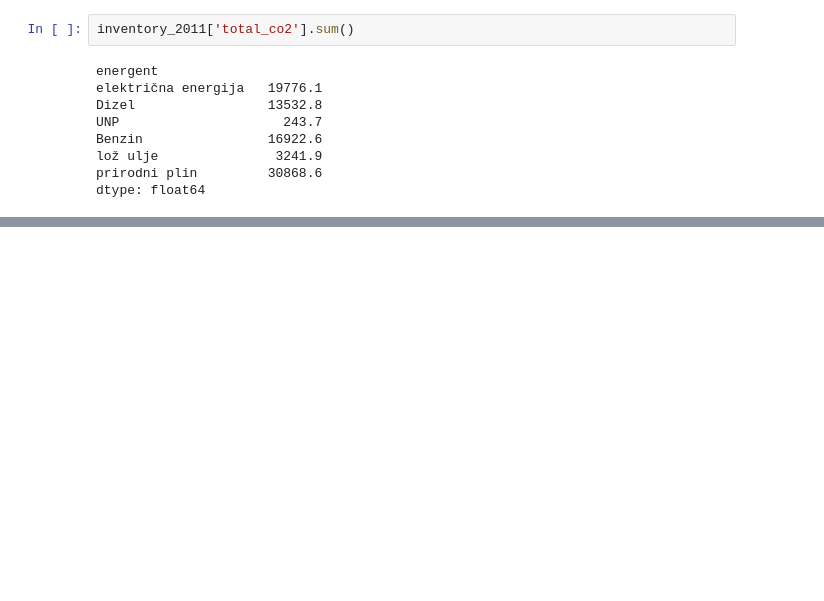
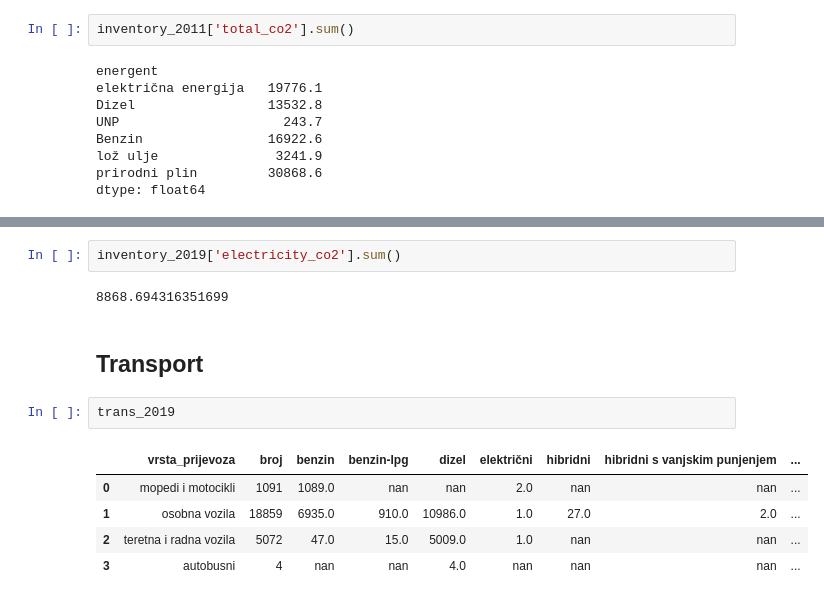
Before and after one commit to Green-Zone-Lab/vk_secap, a Jupyter notebook: notebooks/Analysis.ipynb, the cells around one changed output, grey strips where cells are left out. Drawn from its saved outputs; the diff is of its cells as text; blank space fills up the shorter version.

```diff
--- a/notebooks/Analysis.ipynb
+++ b/notebooks/Analysis.ipynb
@@ -370,0 +507,14 @@ dtype: float64
+# %%
+inventory_2019['electricity_co2'].sum()
+# %% [output]
+8868.694316351699
+# %% [markdown]
+## Transport
+# %%
+trans_2019
+# %% [output]
+|  | vrsta_prijevoza | broj | benzin | benzin-lpg | dizel | električni | hibridni | hibridni s vanjskim punjenjem | ... |
+| 0 | mopedi i motocikli | 1091 | 1089.0 | nan | nan | 2.0 | nan | nan | ... |
+| 1 | osobna vozila | 18859 | 6935.0 | 910.0 | 10986.0 | 1.0 | 27.0 | 2.0 | ... |
+| 2 | teretna i radna vozila | 5072 | 47.0 | 15.0 | 5009.0 | 1.0 | nan | nan | ... |
+| 3 | autobusni | 4 | nan | nan | 4.0 | nan | nan | nan | ... |
```
Also changed, not shown: parts of 39 cells of this notebook, 1 other file.
